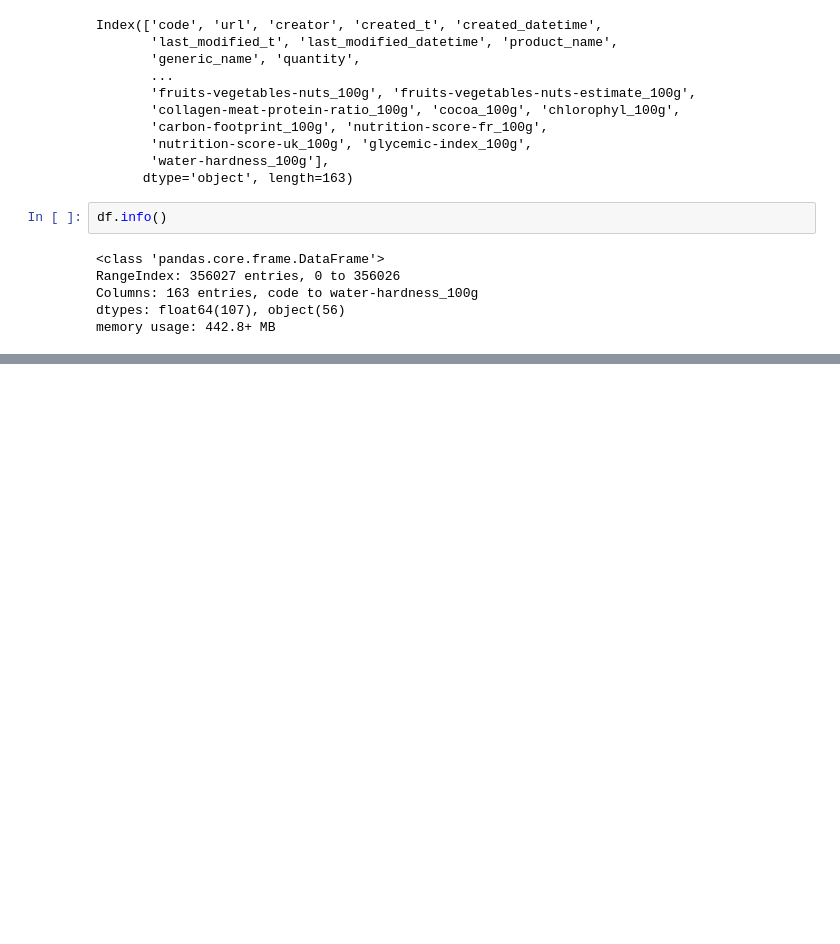
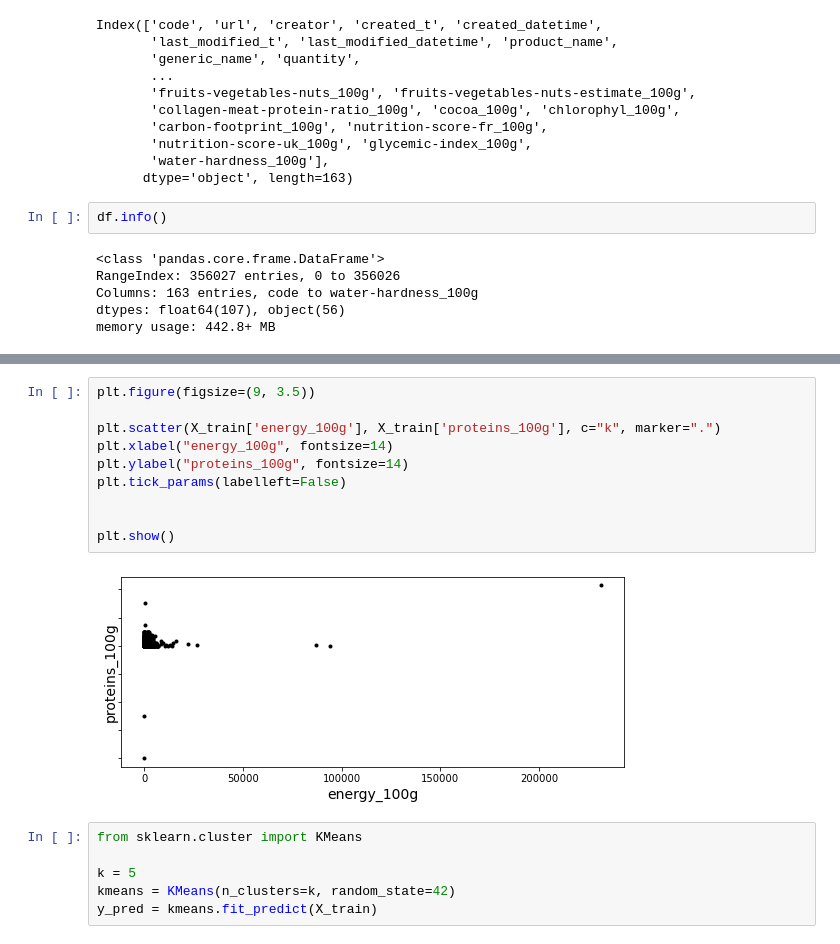
Before and after one commit to bastrob/TP_OPENFOODFACT_YNOV, a Jupyter notebook: Untitled.ipynb, the cells around one changed output, grey strips where cells are left out. Drawn from its saved outputs; the diff is of its cells as text; blank space fills up the shorter version.

```diff
--- a/Untitled.ipynb
+++ b/Untitled.ipynb
@@ -50,0 +337,18 @@ print(len(X_train), " ", len(X_test))
+# %%
+plt.figure(figsize=(9, 3.5))
+
+plt.scatter(X_train['energy_100g'], X_train['proteins_100g'], c="k", marker=".")
+plt.xlabel("energy_100g", fontsize=14)
+plt.ylabel("proteins_100g", fontsize=14)
+plt.tick_params(labelleft=False)
+
+
+plt.show()
+# %% [output]
+[figure, added]
+# %%
+from sklearn.cluster import KMeans
+
+k = 5
+kmeans = KMeans(n_clusters=k, random_state=42)
+y_pred = kmeans.fit_predict(X_train)
```
Also changed, not shown: parts of 41 cells of this notebook.
